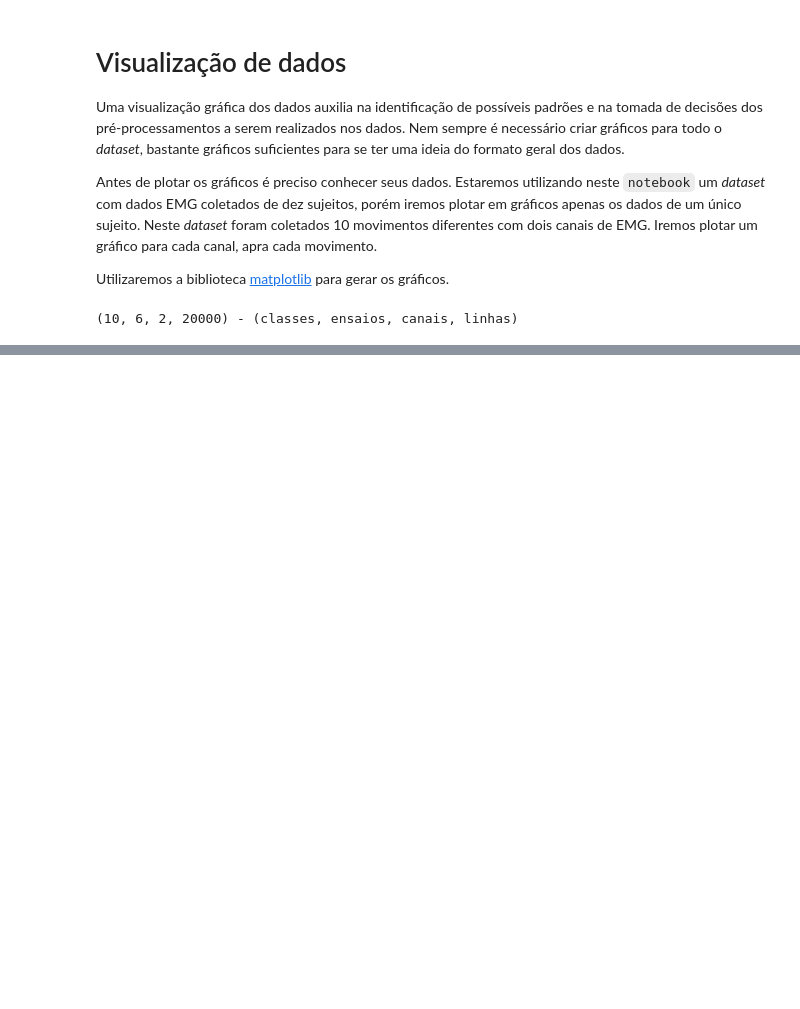
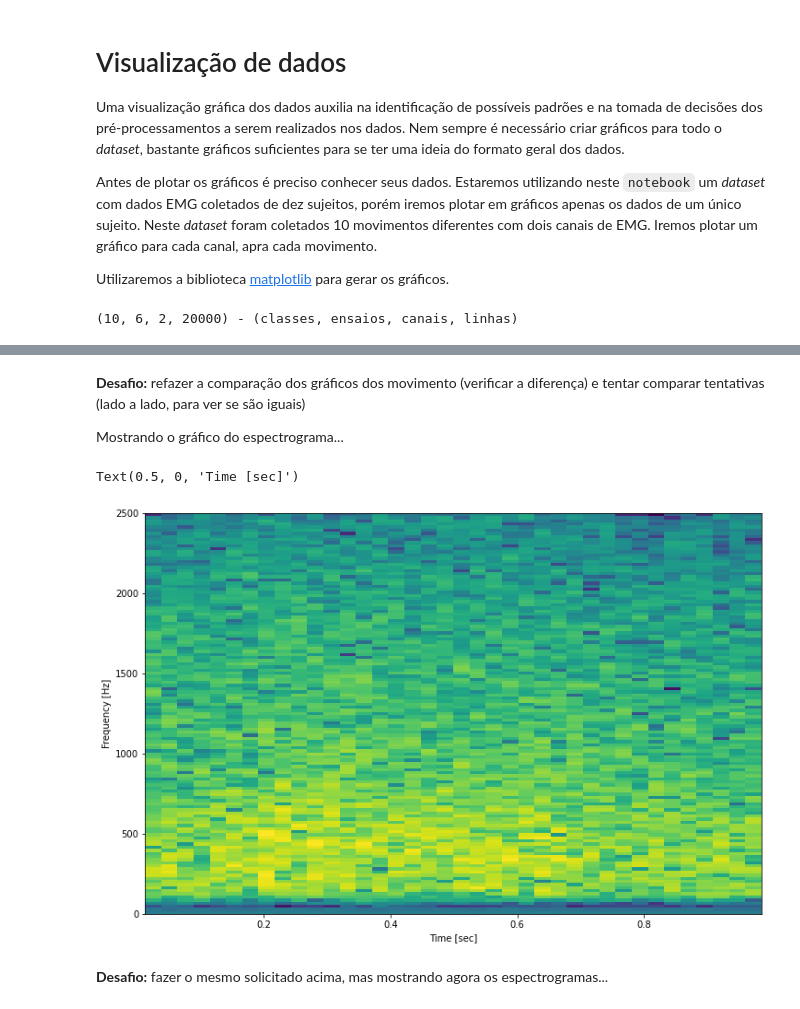
Before and after one commit to lucasgabrielsilva/RP36O, a Jupyter notebook: EMG/tutoriais/02-Visualization.ipynb, the cells around one changed output, grey strips where cells are left out. Saved outputs shown, nothing was run; the diff lists cells and outputs as text; code cells hidden in the pictures; blank space fills up the shorter version.

Commit message:
incrementando gráficos EMG e acrescentando desafios

```diff
--- a/EMG/tutoriais/02-Visualization.ipynb
+++ b/EMG/tutoriais/02-Visualization.ipynb
@@ -50,0 +89,15 @@ for mov in range(10):
+# %% [markdown]
+**Desafio:** refazer a comparação dos gráficos dos movimento (verificar a diferença) e tentar comparar tentativas (lado a lado, para ver se são iguais)
+
+Mostrando o gráfico do espectrograma...
+# %%
+rcParams['figure.figsize'] = [12., 8.]
+
+plt.specgram(yre, Fs=rnpts)
+plt.ylabel('Frequency [Hz]')
+plt.xlabel('Time [sec]')
+# %% [output]
+Text(0.5, 0, 'Time [sec]')
+[figure, added]
+# %% [markdown]
+**Desafio:** fazer o mesmo solicitado acima, mas mostrando agora os espectrogramas...
```
Also changed, not shown: parts of 3 cells of this notebook.
